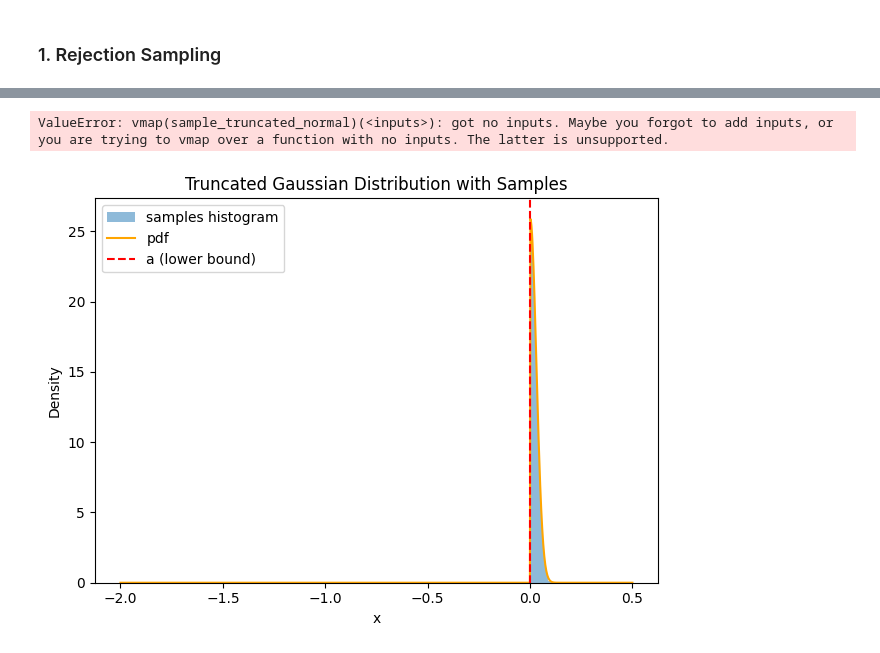
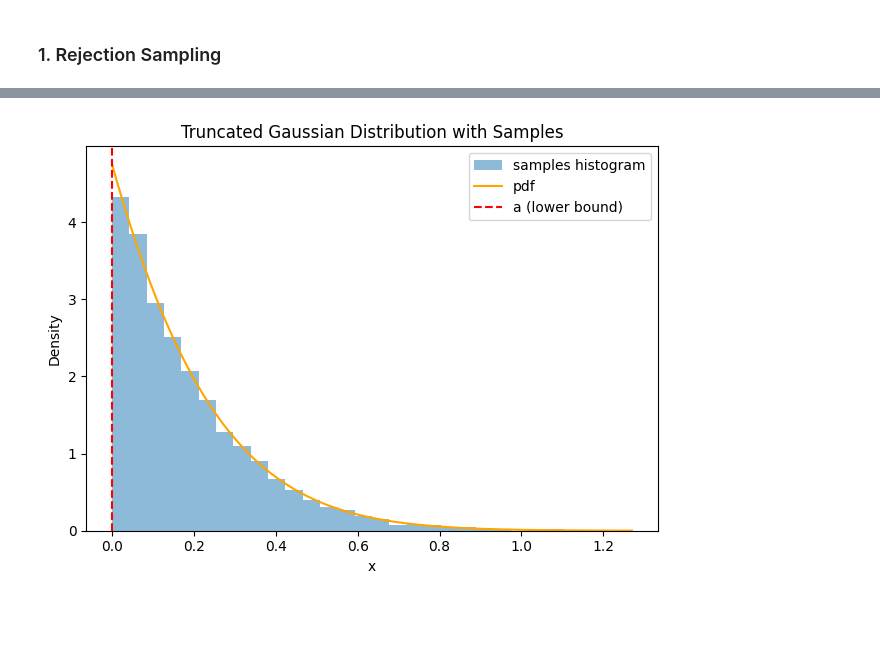
Before and after one commit to rossetl/annaDCA, a Jupyter notebook: tutorials/truncated_gaussian.ipynb, the cells around one changed output, grey strips where cells are left out. Drawn from its saved outputs; the diff is of its cells as text; code cells hidden in the pictures; blank space fills up the shorter version.

```diff
--- a/tutorials/truncated_gaussian.ipynb
+++ b/tutorials/truncated_gaussian.ipynb
@@ -106,11 +80,0 @@ plt.tight_layout()
-# %%
-mu_values = torch.tensor([0.05, 0.5, 1.0, 2.0])
-sigma_values = torch.tensor([0.1, 0.5, 1.0, 2.0])
-a_values = torch.tensor([0.0, -1.0, -2.0, -3.0])
-
-def sample_truncated_normal(mean=0.0, std=1.0, a=-2.0):
-    tensor = torch.empty(1)
-    torch.nn.init.trunc_normal_(tensor, mean=mean, std=std, a=a)
-    return tensor
-# %% [output]
-ValueError: vmap(sample_truncated_normal)(<inputs>): got no inputs. Maybe you forgot to add inputs, or you are trying to vmap over a function with no inputs. The latter is unsupported.
@@ -117,55 +122,25 @@ ValueError: vmap(sample_truncated_normal)(<inputs>): got no inputs. Maybe you fo
 # %%
 import torch
 import math
 
-mu = 0.001
-sigma = 0.03
+num_samples = 10000
+mu = torch.ones(num_samples) * -1.0
+sigma = torch.ones(num_samples) * 0.5
+a = torch.ones(num_samples) * 0.
+b = torch.ones(num_samples) * torch.inf
 
-x = torch.linspace(-2, 0.5, 1000)
-y = truncated_gaussian(x, mu, sigma, 0.0)
+samples = sample_truncated_normal(mu, sigma, a, b)
 
-def sample_truncated_normal_batch(
-    mean: torch.Tensor,
-    std: torch.Tensor,
-) -> torch.Tensor:
-    """Vectorized truncated normal sampling using inverse CDF (lower bound only)"""
-
-    # Compute standardized lower bound
-    alpha = - mean / std
-
-    # Compute CDF value for lower bound
-    sqrt_2 = math.sqrt(2.0)
-    alpha_cdf = 0.5 * (1 + torch.erf(alpha / sqrt_2))
-
-    # Sample uniform in [alpha_cdf, 1.0]
-    u = torch.rand_like(mean)
-    p = alpha_cdf + (1.0 - alpha_cdf) * u
-
-    # Apply inverse normal CDF
-    x = sqrt_2 * torch.erfinv(2 * p - 1)
-
-    # Transform to original scale
-    samples = mean + std * x
-
-    # Ensure lower bound (upper bound automatically satisfied)
-    return torch.clamp(samples, min=0.0)
-
-# Usage example
-# mu_values = torch.tensor([0.05, 0.5, 1.0, 2.0], device='cuda')
-# sigma_values = torch.tensor([0.1, 0.5, 1.0, 2.0], device='cuda')
-# a_values = torch.tensor([0.0, -1.0, -2.0, -3.0], device='cuda')
-mu_values = torch.ones(10000) * mu
-sigma_values = torch.ones(10000) * sigma
-
-samples = sample_truncated_normal_batch(mu_values, sigma_values)
+x = torch.linspace(samples.min(), samples.max(), num_samples)
+y = truncated_normal(x, mu, sigma, a, b)
 
 plt.hist(samples.cpu().numpy(), bins=30, density=True, alpha=0.5, label='samples histogram')
 plt.plot(x.numpy(), y.numpy(), label='pdf', color='orange')
 plt.title('Truncated Gaussian Distribution with Samples')
 plt.xlabel('x')
 plt.ylabel('Density')
-plt.axvline(a, color='red', linestyle='--', label='a (lower bound)')
+plt.axvline(a[0].item(), color='red', linestyle='--', label='a (lower bound)')
 plt.legend()
 plt.tight_layout()
 # %% [output]
-[figure, old version]
+[figure, new version]
```
Also changed, not shown: parts of 5 cells of this notebook, 10 other files.
